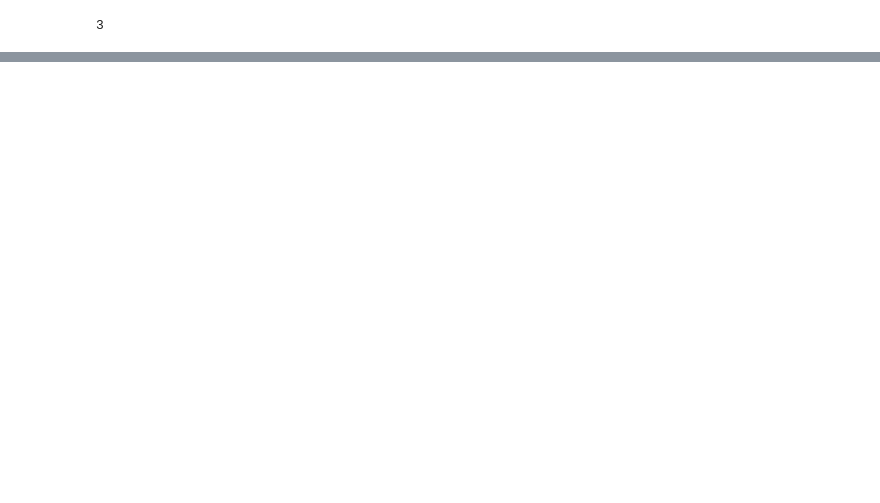
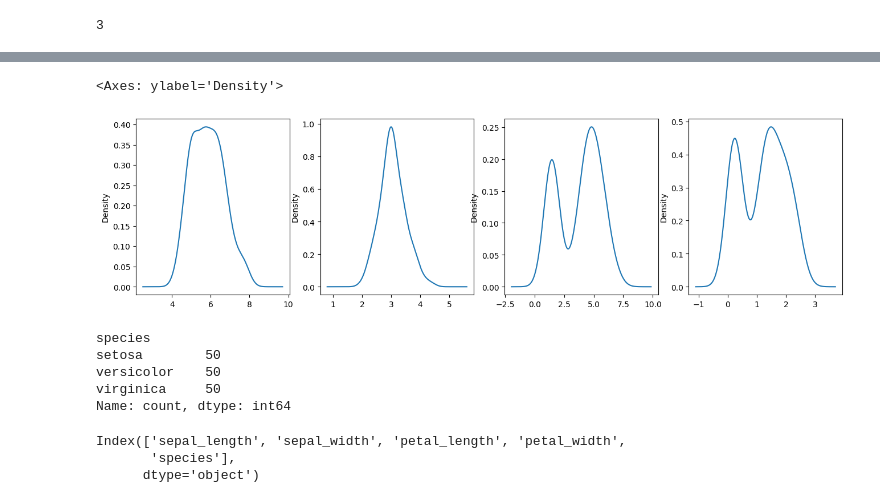
Before and after one commit to SagarChhabriya/Sem-6, a Jupyter notebook: 01-machine-learning/05-Mid-Lab/main.ipynb, the cells around one changed output, grey strips where cells are left out. Drawn from its saved outputs; the diff is of its cells as text; code cells hidden in the pictures; blank space fills up the shorter version.

```diff
--- a/01-machine-learning/05-Mid-Lab/main.ipynb
+++ b/01-machine-learning/05-Mid-Lab/main.ipynb
@@ -45,0 +65,3 @@ match op:
+# %%
+data = sns.load_dataset('iris')
+data
@@ -45,0 +82,24 @@ match op:
+# %%
+fig, (ax1,ax2,ax3,ax4) = plt.subplots(1,4,figsize=(16,4))
+
+data['sepal_length'].plot(kind='kde',ax=ax1)
+data['sepal_width'].plot(kind='kde',ax=ax2)
+data['petal_length'].plot(kind='kde',ax=ax3)
+data['petal_width'].plot(kind='kde',ax=ax4)
+# %% [output]
+<Axes: ylabel='Density'>
+[figure, added]
+# %%
+data['species'].value_counts()
+# %% [output]
+species
+setosa        50
+versicolor    50
+virginica     50
+Name: count, dtype: int64
+# %%
+data.columns
+# %% [output]
+Index(['sepal_length', 'sepal_width', 'petal_length', 'petal_width',
+       'species'],
+      dtype='object')
```
Also changed, not shown: parts of 7 cells of this notebook.
